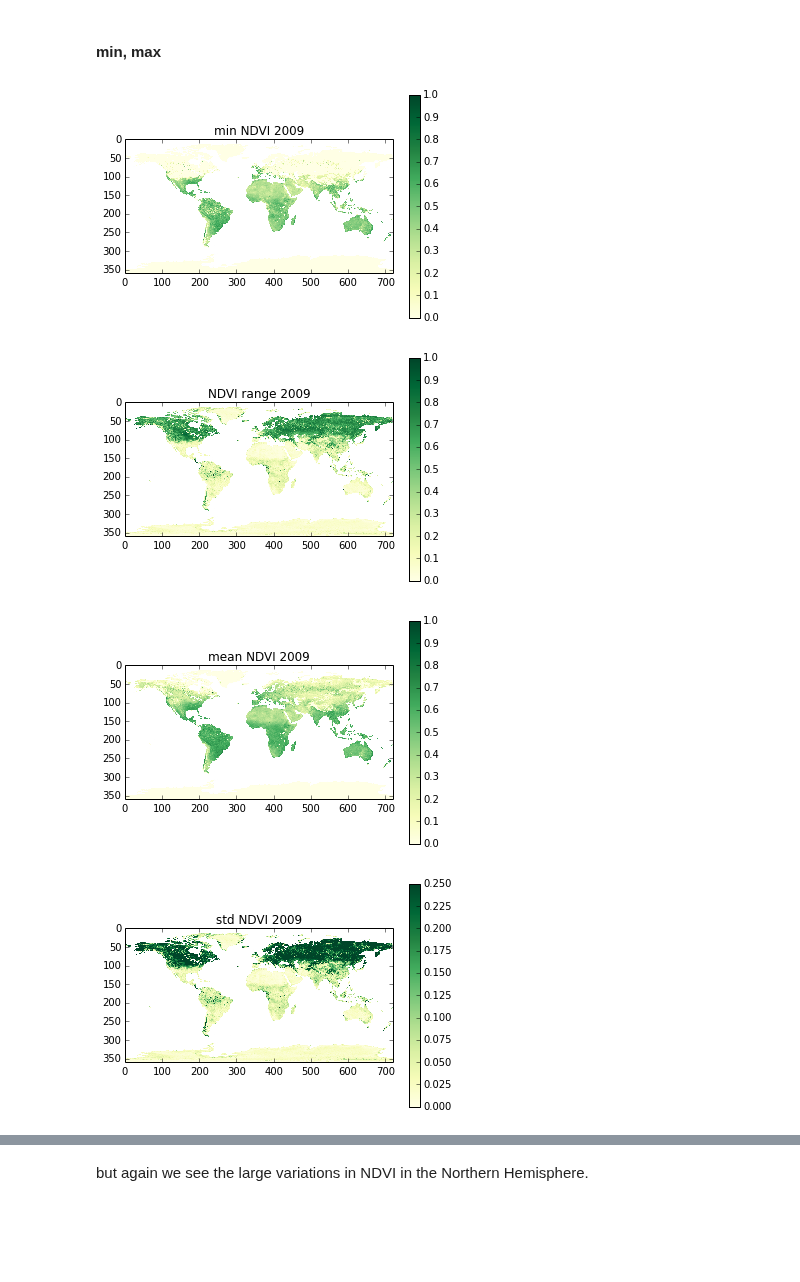
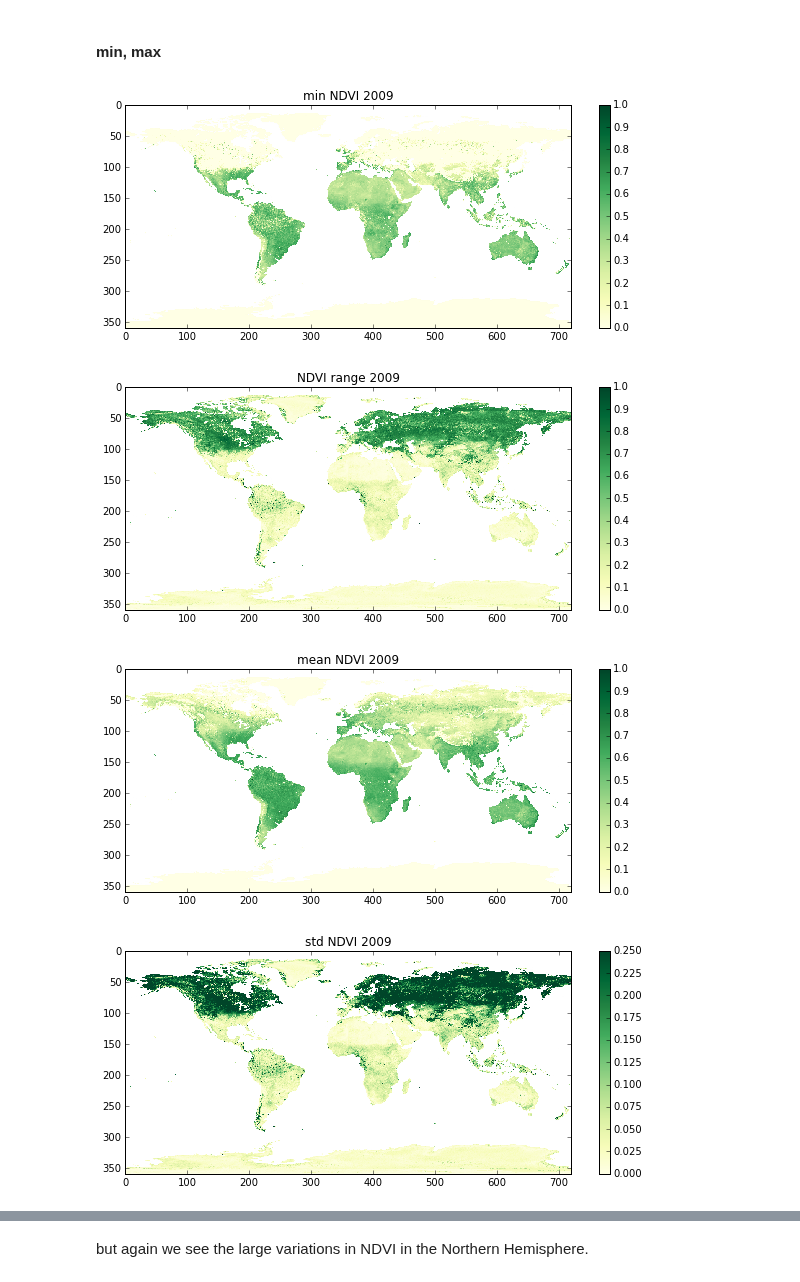
Before and after one commit to profLewis/geogg122, a Jupyter notebook: Chapter3_Scientific_Numerical_Python/Scientific_Numerical_Python.ipynb, the cells around one changed output, grey strips where cells are left out. Drawn from its saved outputs; the diff is of its cells as text; code cells hidden in the pictures; blank space fills up the shorter version.

```diff
--- a/Chapter3_Scientific_Numerical_Python/Scientific_Numerical_Python.ipynb
+++ b/Chapter3_Scientific_Numerical_Python/Scientific_Numerical_Python.ipynb
@@ -1274,8 +1441,8 @@ import sys
 sys.path.insert(0,'files/python')
 from masked import masked
 
-vis = masked(dataset='BHR_VIS')
-nir = masked(dataset='BHR_NIR')
+vis = masked(layers=['BHR_VIS'])
+nir = masked(layers=['BHR_NIR'])
 
 ndvi = (nir-vis)/(nir+vis)
 # set negative and ndvi > 1 (error) to 0
@@ -1284,35 +1451,35 @@ ndvi = (nir-vis)/(nir+vis)
 # %%
 mean_ndvi = ndvi.mean(axis=0)
 max_ndvi = ndvi.max(axis=0)
 min_ndvi = ndvi.min(axis=0)
 range_ndvi = max_ndvi - min_ndvi
 std_ndvi = ndvi.std(axis=0)
 
 # set up a dictionary
 datasets = {"mean NDVI 2009":mean_ndvi,\
             "max NDVI 2009":max_ndvi,\
             "min NDVI 2009":min_ndvi,\
             "NDVI range 2009":range_ndvi,\
             "std NDVI 2009":std_ndvi}
 
 vmax = {"mean NDVI 2009":1.0,\
             "max NDVI 2009":1.,\
             "min NDVI 2009":1.,\
             "NDVI range 2009":1.,\
             "std NDVI 2009":0.25}
 
 # plotting loop
 
 for k in datasets.keys():
     # note the order is not maintained
     # from when we set up the dictionary
-    plt.figure()
+    plt.figure(figsize=(10,4))
     plt.title(k)
     plt.imshow(datasets[k],interpolation='none',\
                cmap=plt.get_cmap('YlGn'),vmin=0.0,vmax=vmax[k])
     plt.colorbar()
 # %% [output]
-[figure, old version]
+[figure, new version]
-[figure, old version]
+[figure, new version]
-[figure, old version]
+[figure, new version]
-[figure, old version]
+[figure, new version]
```
Also changed, not shown: parts of 57 cells of this notebook, 38 other files.
